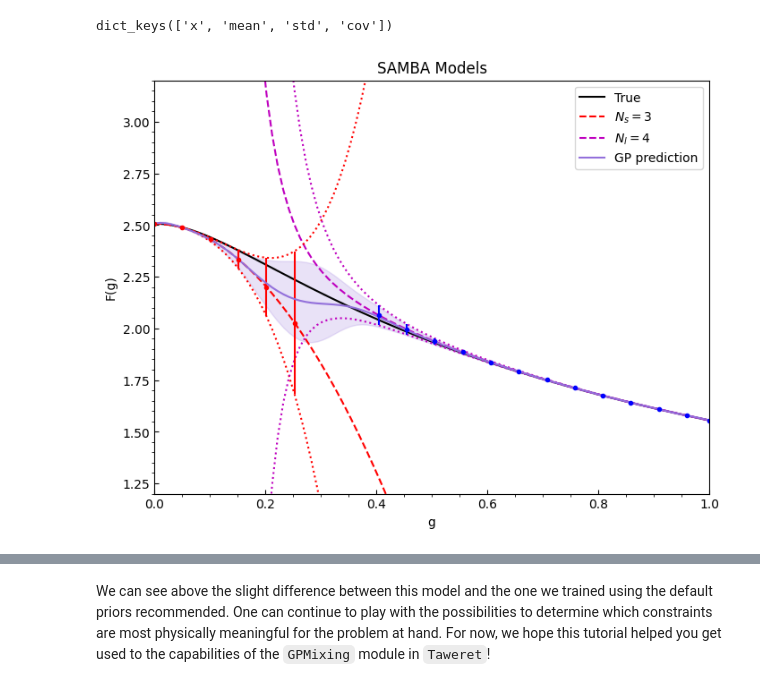
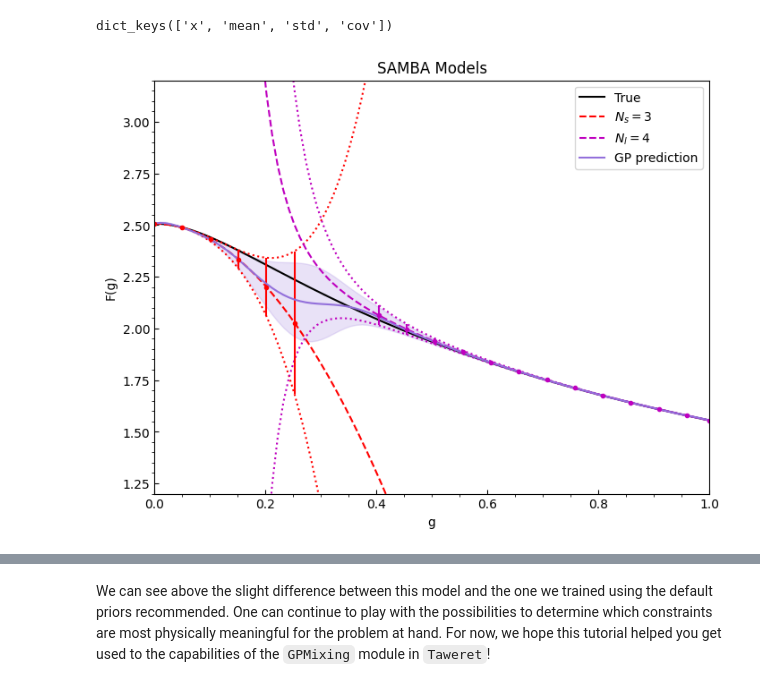
Before and after one commit to bandframework/Taweret, a Jupyter notebook: book/notebooks/GP_BMM/gp_bmm_stationary.ipynb, the cells around one changed output, grey strips where cells are left out. Drawn from its saved outputs; the diff is of its cells as text; code cells hidden in the pictures.

```diff
--- a/book/notebooks/GP_BMM/gp_bmm_stationary.ipynb
+++ b/book/notebooks/GP_BMM/gp_bmm_stationary.ipynb
@@ -13 +24,6 @@ The core of this work was included in `Taweret` from [this paper](https://arxiv.
+# %%
+# Update metadata to remove this esthetics cell from the book's renderings
+
+COLORS = ['r', 'm']
+LINES = ['dashed', 'dotted']
 # %%
@@ -157,14 +139,16 @@ plt.show()
 # %%
 # concatenate the training data
-from scipy.linalg import block_diag
 x_train = np.concatenate((x1, x2)).reshape(-1,1)
 y_train = np.concatenate((data1,data2)).reshape(-1,1)
 
 # covariance matrix
-alpha = block_diag(cov1, cov2)
+alpha = scipy.linalg.block_diag(cov1, cov2)
 # %% [markdown]
 Now we have our training data, so let's try to construct a valid *stationary* GP for this problem that is able to capture the underlying truth. We begin by choosing the default priors that the mixing class already contains.
 # %%
 # now we make a kernel to send to the class using typical scikit-learn notation
-kernel = C(constant_value=1.1, constant_value_bounds=[0.25,2.25]) * RBF(length_scale=0.05, length_scale_bounds=[0.02,0.1])
+kernel = C(
+    constant_value=1.1,
+    constant_value_bounds=[0.25,2.25]) * RBF(length_scale=0.05, length_scale_bounds=[0.02,0.1]
+)
 # %% [markdown]
@@ -172,3 +156,7 @@ With the kernel defined for the GP, we then call the mixing method from the `Taw
 # %%
 # load the class for mixing with no prior assumptions
-bmm = GPmixing(g, models=models, alpha=alpha, kernel=kernel, priors=True, prior_params=None, prior_choice='rbfnorm')
+bmm = T_gp.GPmixing(g, models=models, alpha=alpha, kernel=kernel,
+                    priors=True, prior_params=None, prior_choice='rbfnorm')
+
+unconstrained_prior = bmm.prior_predict()
+assert all(unconstrained_prior["mean"] == 0.0)
@@ -240,48 +223,39 @@ dict_keys(['x', 'mean', 'std', 'cov'])
 # %%
 # plot these results over the original models and the data
 fig = plt.figure(figsize=(8,6), dpi=100)
 ax = plt.axes()
 ax.set_xlim(0.0,1.0)
 ax.set_ylim(1.2,3.2)
 ax.tick_params(axis='x', direction='in')
 ax.tick_params(axis='y', direction='in')
 ax.locator_params(nbins=8)
 ax.xaxis.set_minor_locator(AutoMinorLocator())
 ax.yaxis.set_minor_locator(AutoMinorLocator())
 ax.set_title('SAMBA Models')
 ax.set_xlabel('g')
 ax.set_ylabel('F(g)')
 
 #truth
-ax.plot(g, TrueModel().evaluate(g)[0].flatten(), 'k', label='True')
+ax.plot(g, samba.TrueModel().evaluate(g)[0].flatten(), 'k', label='True')
 
-#colour wheel
-colors = ['r', 'm', 'b']
-lines = ['dashed', 'dotted']
-labels= [r'$N_s=3$', r'$N_l=4$']
-
-#models
+#models with uncertainties
 for i in range(len(predict)):
-    ax.plot(g, predict[i][0].flatten(), color=colors[i], linestyle=lines[0], label=labels[i])
-
-#uncertainties
-for i in range(len(predict)):
-    ax.plot(g, predict[i][0].flatten() - predict[i][1].flatten(), color=colors[i], linestyle=lines[1])
-    ax.plot(g, predict[i][0].flatten() + predict[i][1].flatten(), color=colors[i], linestyle=lines[1])
+    ax.plot(g, predict[i][0].flatten(), color=COLORS[i], linestyle=LINES[0], label=predict_labels[i])
+    ax.plot(g, predict[i][0].flatten() - predict[i][1].flatten(), color=COLORS[i], linestyle=LINES[1])
+    ax.plot(g, predict[i][0].flatten() + predict[i][1].flatten(), color=COLORS[i], linestyle=LINES[1])
 
 # add data and covariances
-ax.errorbar(x1, data1, sigma1, marker='.', color='red', linestyle=' ')
-ax.errorbar(x2, data2, sigma2, marker='.', color='blue', linestyle=' ')
+ax.errorbar(x1, data1, sigma1, marker='.', color=COLORS[0], linestyle=' ')
+ax.errorbar(x2, data2, sigma2, marker='.', color=COLORS[1], linestyle=' ')
 
 # GP results
 ax.plot(predictions['x'], predictions['mean'], color='mediumpurple', label='GP prediction')
 ax.fill_between(predictions['x'], predictions['mean']-predictions['std'],
                 predictions['mean']+predictions['std'], color='mediumpurple', alpha=0.2)
 
-ax.legend()
-plt.show()
+_ = ax.legend()
 # %% [output]
-[figure, old version]
+[figure, new version]
 # %%
 print('Optimized parameters:', bmm.map)
 # %% [output]
```
Also changed, not shown: parts of 25 cells of this notebook.
